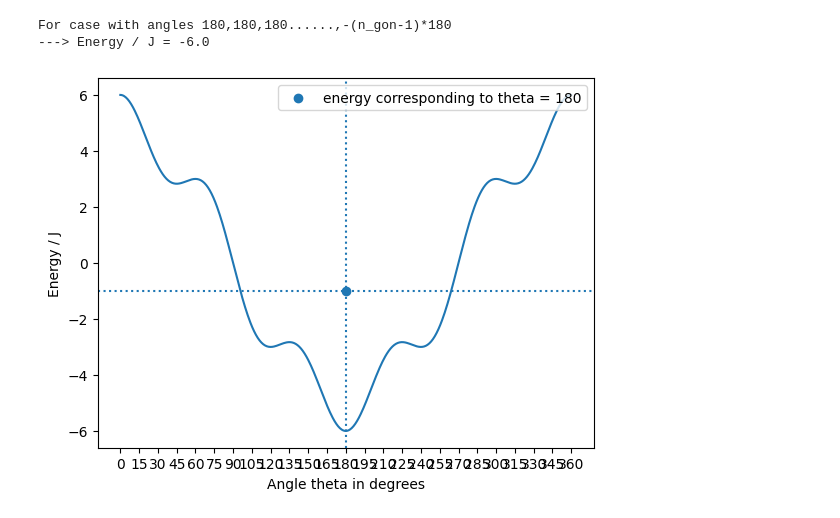
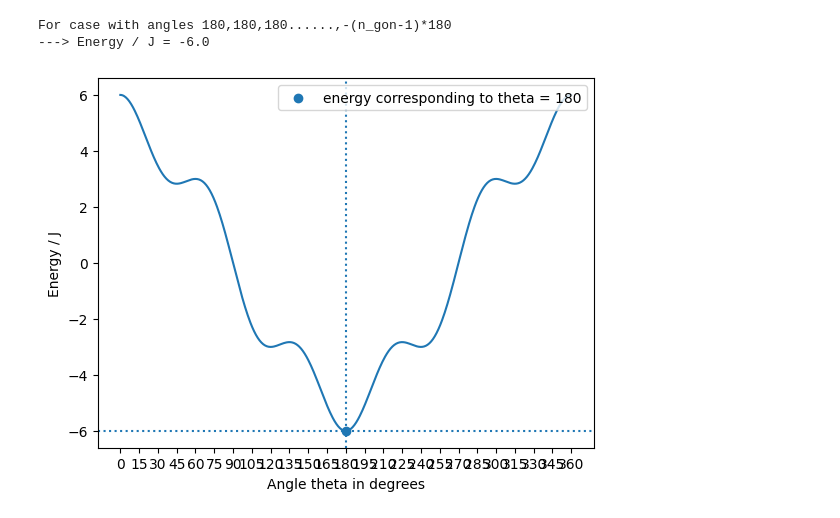
Before and after one commit to ronakchhajed2002-hue/ms_thesis_work, a Jupyter notebook: 31-07-26/Energy_calc.ipynb, the cells around one changed output. Cells and saved outputs as stored; diff of their text form; code cells hidden in the pictures.

```diff
--- a/31-07-26/Energy_calc.ipynb
+++ b/31-07-26/Energy_calc.ipynb
@@ -15,33 +15,33 @@ n_gon = 6
 
 #Case with angles 180,180,180......,-(n_gon-1)*180
 theta_n = np.zeros(n_gon) + np.array([180])
 theta_n[n_gon - 1] = 0
 theta_n[n_gon - 1] = (-1) * np.sum(theta_n)
 theta_n = np.radians(theta_n)
 energy = Energy_theta_n(theta_n)
 print("For case with angles 180,180,180......,-(n_gon-1)*180")
 print(f"---> Energy / J = {energy}")
 
 theta_d = np.linspace(0, 360, 500)
 theta_r = np.radians(theta_d)
 
 #Symmetry of the problem allows all thetas to be equal to find the minima
 E_theta = (n_gon -1) * np.cos(theta_r) + np.cos((n_gon -1) * theta_r)
 
 #plotting energy vs theta
 xticks = np.linspace(0, 360, n_gon*4 + 1)
 yticks = (n_gon -1) * np.cos(xticks) + np.cos((n_gon -1) * xticks)
 plt.plot(theta_d, E_theta)
 plt.xlabel("Angle theta in degrees")
 plt.ylabel("Energy / J")
 plt.xticks(xticks)
-plt.scatter(180, -1, label="energy corresponding to theta = 180")
-plt.axhline(y=-1, linestyle=':')
+plt.scatter(180, energy, label="energy corresponding to theta = 180")
+plt.axhline(y=energy, linestyle=':')
 plt.axvline(x=180, linestyle=':')
 plt.legend(loc='upper right')
 plt.savefig('energy_plot.png', dpi=300)
 plt.show()
 # %% [output]
 For case with angles 180,180,180......,-(n_gon-1)*180
 ---> Energy / J = -6.0
-[figure, old version]
+[figure, new version]
```
Also changed, not shown: 1 other file.
